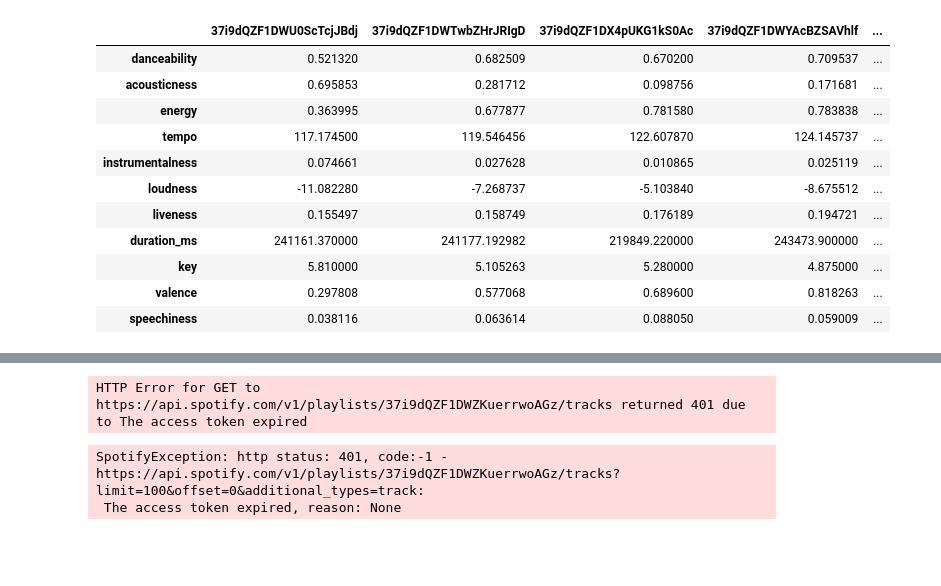
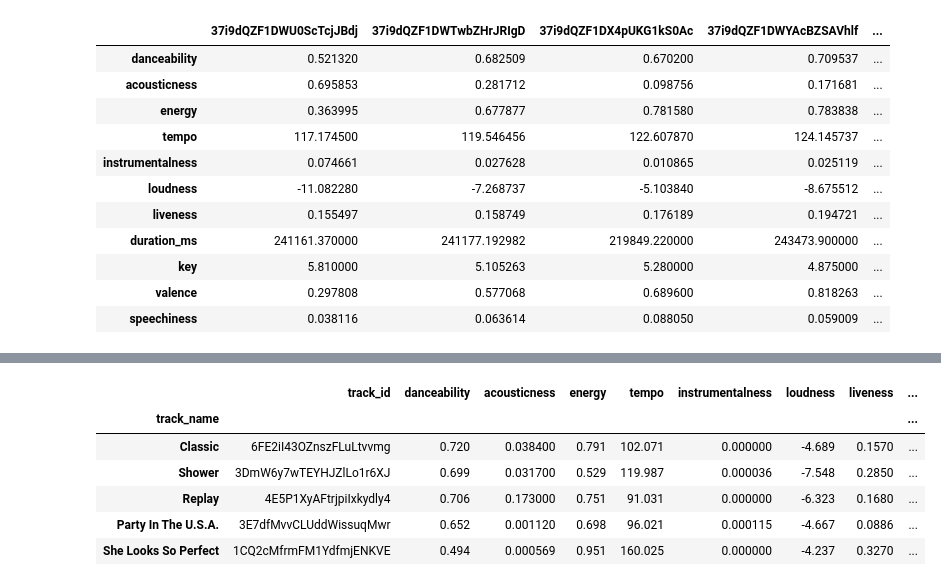
Before and after one commit to malbert131/DJ_NumPY, a Jupyter notebook: Recommender.ipynb, the cells around one changed output, grey strips where cells are left out. Saved outputs shown, nothing was run; the diff lists cells and outputs as text; code cells hidden in the pictures; blank space fills up the shorter version.

```diff
--- a/Recommender.ipynb
+++ b/Recommender.ipynb
@@ -285,11 +285,16 @@ pl_t3 = pl_importances.index[0:3]
 frames = []
 for i in range(len(pl_t3)):
     frame = get_audio_features(sp, pl_t3[i])
-    print(len(frame))
     frames.append(frame)
+
 recommended_pl = pd.concat(frames)
-recommended_pl
-# %% [output]
-HTTP Error for GET to https://api.spotify.com/v1/playlists/37i9dQZF1DWZKuerrwoAGz/tracks returned 401 due to The access token expired
-SpotifyException: http status: 401, code:-1 - https://api.spotify.com/v1/playlists/37i9dQZF1DWZKuerrwoAGz/tracks?limit=100&offset=0&additional_types=track:
- The access token expired, reason: None
+# %%
+recommended_pl.head()
+# %% [output]
+|  | track_id | danceability | acousticness | energy | tempo | instrumentalness | loudness | liveness | ... |
+| track_name |  |  |  |  |  |  |  |  | ... |
+| Classic | 6FE2iI43OZnszFLuLtvvmg | 0.720 | 0.038400 | 0.791 | 102.071 | 0.000000 | -4.689 | 0.1570 | ... |
+| Shower | 3DmW6y7wTEYHJZlLo1r6XJ | 0.699 | 0.031700 | 0.529 | 119.987 | 0.000036 | -7.548 | 0.2850 | ... |
+| Replay | 4E5P1XyAFtrjpiIxkydly4 | 0.706 | 0.173000 | 0.751 | 91.031 | 0.000000 | -6.323 | 0.1680 | ... |
+| Party In The U.S.A. | 3E7dfMvvCLUddWissuqMwr | 0.652 | 0.001120 | 0.698 | 96.021 | 0.000115 | -4.667 | 0.0886 | ... |
+| She Looks So Perfect | 1CQ2cMfrmFM1YdfmjENKVE | 0.494 | 0.000569 | 0.951 | 160.025 | 0.000000 | -4.237 | 0.3270 | ... |
```
Also changed, not shown: parts of 9 cells of this notebook.
